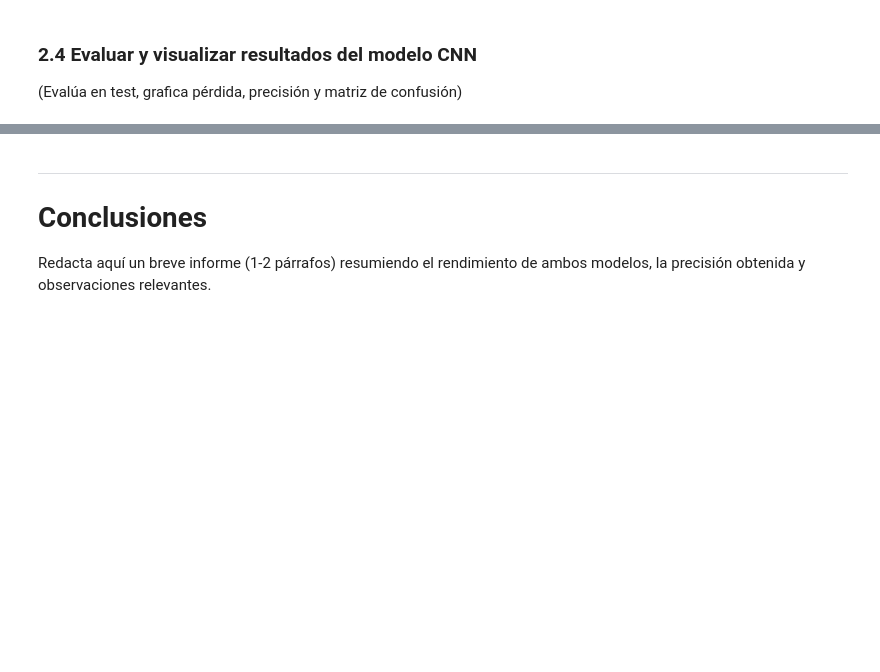
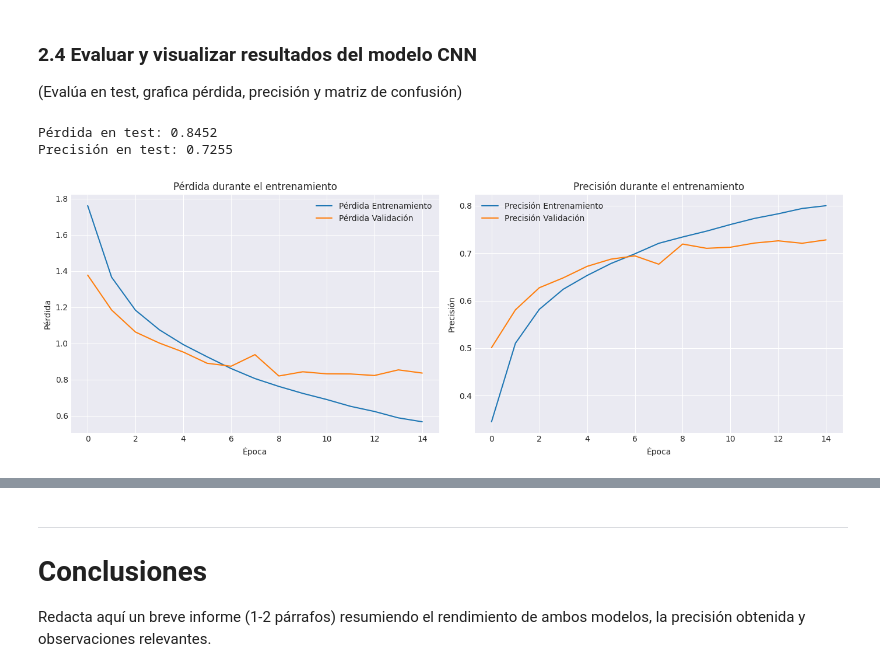
Before and after one commit to Jfenic/IA_regresion_deep_learning, a Jupyter notebook: deep_learning/plantilla_ejercicios.ipynb, the cells around one changed output, grey strips where cells are left out. Drawn from its saved outputs; the diff is of its cells as text; code cells hidden in the pictures; blank space fills up the shorter version.

```diff
--- a/deep_learning/plantilla_ejercicios.ipynb
+++ b/deep_learning/plantilla_ejercicios.ipynb
@@ -106,2 +374,10 @@ Completa cada celda siguiendo los pasos indicados en el enunciado.
 # %%
-# TODO: Entrenar el modelo y guardar el historial
+# Entrenar el modelo y guardar el historial
+cnn_history = cnn_model.fit(
+    X_train, y_train_cat,
+    epochs=15,
+    batch_size=64,
+    validation_split=0.2,
+    verbose=1
+)
+print("✓ Entrenamiento CNN completado")
@@ -109,4 +413,32 @@ Completa cada celda siguiendo los pasos indicados en el enunciado.
 ### 2.4 Evaluar y visualizar resultados del modelo CNN
 (Evalúa en test, grafica pérdida, precisión y matriz de confusión)
 # %%
-# TODO: Evaluar el modelo, graficar resultados y mostrar matriz de confusión
+# Evaluar el modelo, graficar resultados y mostrar matriz de confusión
+from sklearn.metrics import confusion_matrix, ConfusionMatrixDisplay
+
+# Evaluación en test
+cnn_test_loss, cnn_test_acc = cnn_model.evaluate(X_test, y_test_cat, verbose=0)
+print(f"Pérdida en test: {cnn_test_loss:.4f}")
+print(f"Precisión en test: {cnn_test_acc:.4f}")
+
+# Gráficas de pérdida y precisión
+fig, axes = plt.subplots(1, 2, figsize=(14,5))
+axes[0].plot(cnn_history.history['loss'], label='Pérdida Entrenamiento')
+axes[0].plot(cnn_history.history['val_loss'], label='Pérdida Validación')
+axes[0].set_title('Pérdida durante el entrenamiento')
+axes[0].set_xlabel('Época')
+axes[0].set_ylabel('Pérdida')
+axes[0].legend()
+
+axes[1].plot(cnn_history.history['accuracy'], label='Precisión Entrenamiento')
+axes[1].plot(cnn_history.history['val_accuracy'], label='Precisión Validación')
+axes[1].set_title('Precisión durante el entrenamiento')
+axes[1].set_xlabel('Época')
+axes[1].set_ylabel('Precisión')
+axes[1].legend()
+plt.tight_layout()
+plt.show()
+# %% [output]
+Pérdida en test: 0.8452
+Precisión en test: 0.7255
+[figure, added]
```
Also changed, not shown: parts of 45 cells of this notebook, 1 other file.
